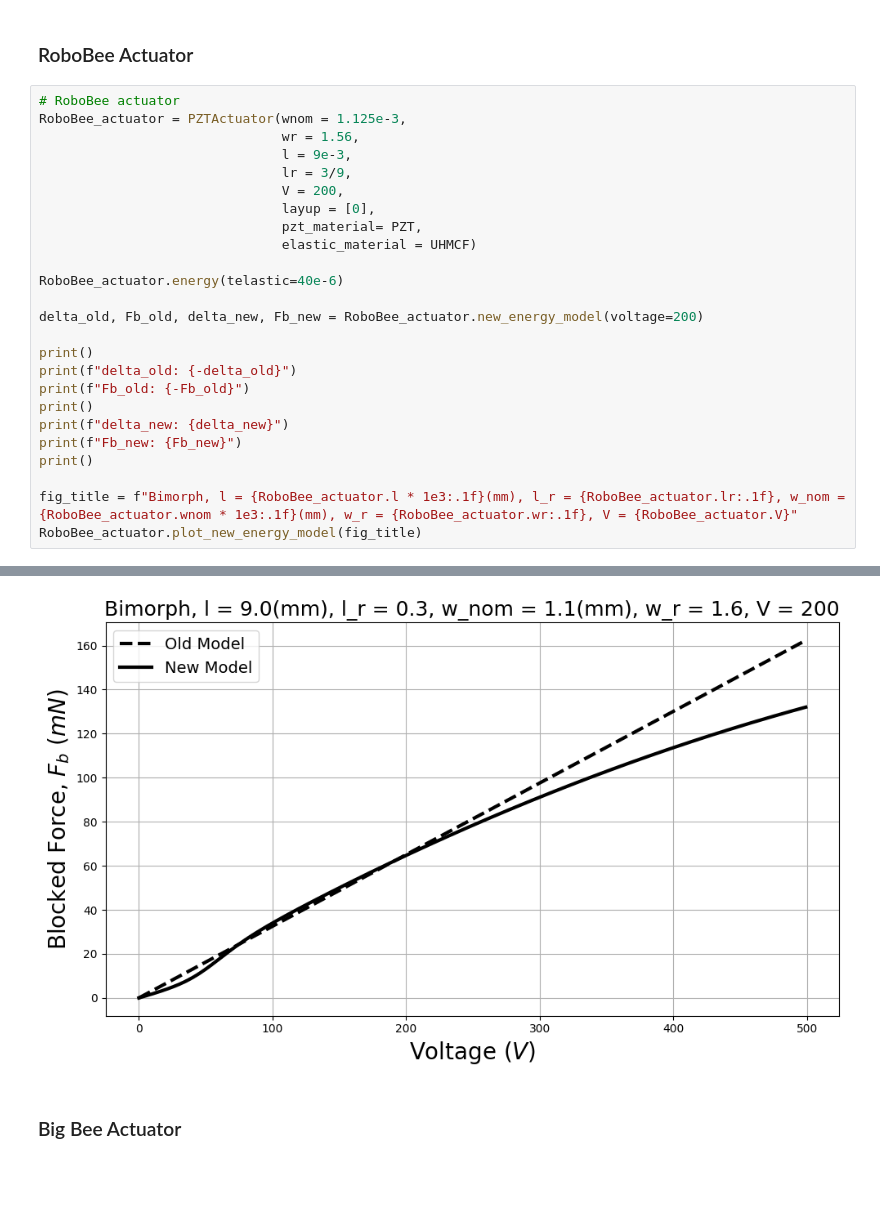
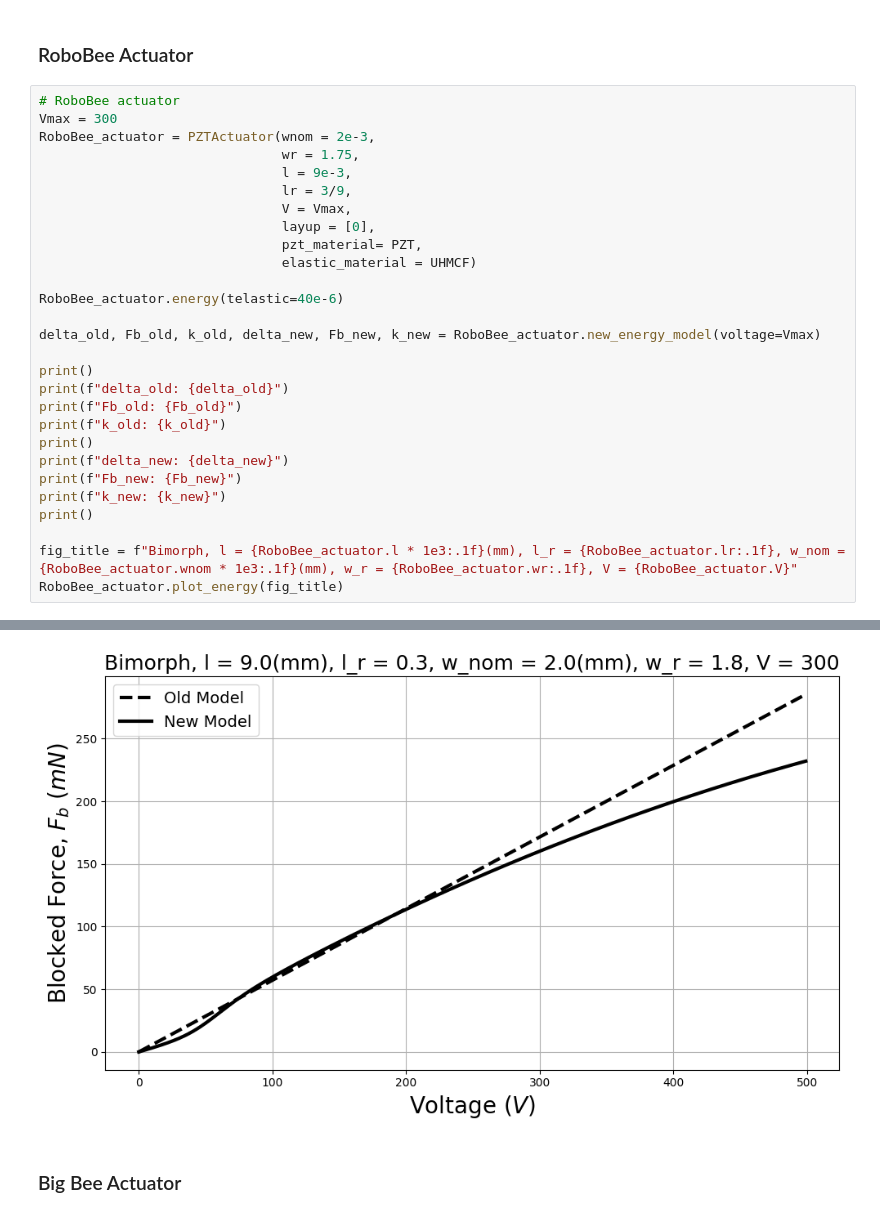
Before and after one commit to cmatchan/PZT_Actuator_Modeling, a Jupyter notebook: pzt_model.ipynb, the cells around one changed output, grey strips where cells are left out. Saved outputs shown, nothing was run; the diff lists cells and outputs as text; blank space fills up the shorter version.

```diff
--- a/pzt_model.ipynb
+++ b/pzt_model.ipynb
@@ -555,27 +592,30 @@ SGlass = LayerMaterial(thickness = 127e-6,
 ### RoboBee Actuator
 # %%
 # RoboBee actuator
-RoboBee_actuator = PZTActuator(wnom = 1.125e-3,
-                               wr = 1.56,
+Vmax = 300
+RoboBee_actuator = PZTActuator(wnom = 2e-3,
+                               wr = 1.75,
                                l = 9e-3,
                                lr = 3/9,
-                               V = 200,
+                               V = Vmax,
                                layup = [0],
                                pzt_material= PZT,
                                elastic_material = UHMCF)
 
 RoboBee_actuator.energy(telastic=40e-6)
 
-delta_old, Fb_old, delta_new, Fb_new = RoboBee_actuator.new_energy_model(voltage=200)
+delta_old, Fb_old, k_old, delta_new, Fb_new, k_new = RoboBee_actuator.new_energy_model(voltage=Vmax)
 
 print()
-print(f"delta_old: {-delta_old}")
-print(f"Fb_old: {-Fb_old}")
+print(f"delta_old: {delta_old}")
+print(f"Fb_old: {Fb_old}")
+print(f"k_old: {k_old}")
 print()
 print(f"delta_new: {delta_new}")
 print(f"Fb_new: {Fb_new}")
+print(f"k_new: {k_new}")
 print()
 
 fig_title = f"Bimorph, l = {RoboBee_actuator.l * 1e3:.1f}(mm), l_r = {RoboBee_actuator.lr:.1f}, w_nom = {RoboBee_actuator.wnom * 1e3:.1f}(mm), w_r = {RoboBee_actuator.wr:.1f}, V = {RoboBee_actuator.V}"
-RoboBee_actuator.plot_new_energy_model(fig_title)
+RoboBee_actuator.plot_energy(fig_title)
 # %% [output]
@@ -587,5 +636,5 @@ Fb_new: 0.06470811849872488
 [figure]
-[figure, old version]
+[figure, new version]
 # %% [markdown]
 ### Big Bee Actuator
 # %%
```
Also changed, not shown: parts of 15 cells of this notebook.
